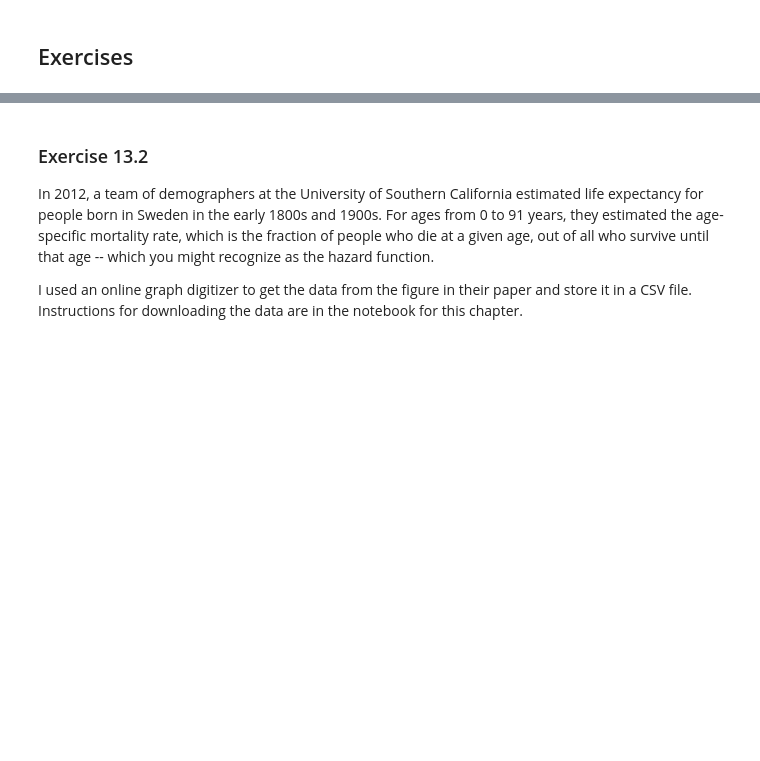
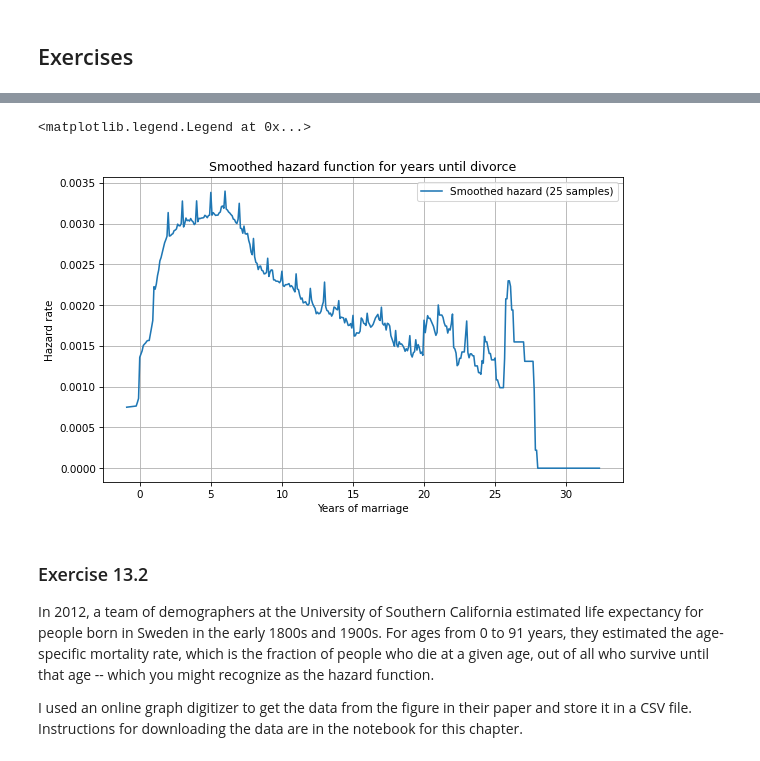
Before and after one commit to tiniacoleyba/ThinkStats, a Jupyter notebook: nb/chap13.ipynb, the cells around one changed output, grey strips where cells are left out. Cells and saved outputs as stored; diff of their text form; code cells hidden in the pictures; blank space fills up the shorter version.

```diff
--- a/nb/chap13.ipynb
+++ b/nb/chap13.ipynb
@@ -746,2 +899,30 @@ sample = resample_cycles(resp)
 # %%
-# Solution goes here
+method = 2
+
+if method == 1:
+    # Estimate the hazard function by differencing the cumulative hazard
+    cumulative_hazard = naf.cumulative_hazard_.groupby(naf.cumulative_hazard_.index // 1).mean()
+    hazard = cumulative_hazard.diff().fillna(0)
+    label = "Smoothed hazard (1y mean)"
+elif method == 2:
+    cumulative_hazard = naf.cumulative_hazard_.iloc[:, 0]
+    hazard = cumulative_hazard.diff().fillna(0)
+
+    # Smooth the hazard function using a rolling mean (window=5 samples)
+    samples = 25
+    hazard = hazard.rolling(window=samples, center=True, min_periods=5).mean()
+    label = f"Smoothed hazard ({samples} samples)"
+
+# Plot the smoothed hazard function
+plt.figure(figsize=(8, 5))
+plt.plot(hazard.index, hazard.values, label=label)
+decorate(
+    xlabel="Years of marriage",
+    ylabel="Hazard rate",
+    title="Smoothed hazard function for years until divorce"
+)
+plt.grid()
+plt.legend()
+# %% [output]
+<matplotlib.legend.Legend at 0x...>
+[figure, added]
```
Also changed, not shown: parts of 52 cells of this notebook.
